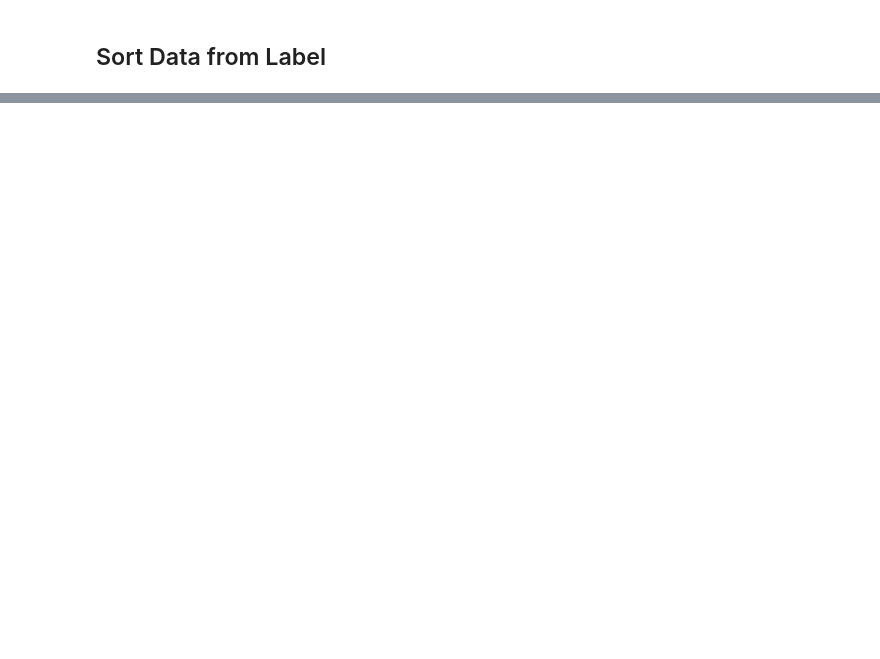
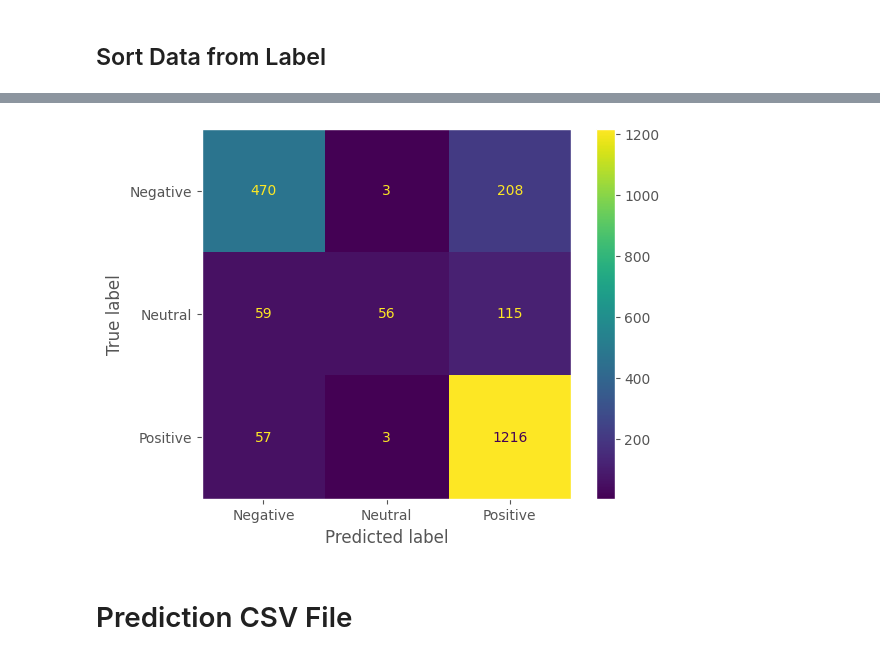
Before and after one commit to prasamumtaz/Platinum-Challenge, a Jupyter notebook: Neural_Network_LSTM/LSTM.ipynb, the cells around one changed output, grey strips where cells are left out. Drawn from its saved outputs; the diff is of its cells as text; code cells hidden in the pictures; blank space fills up the shorter version.

```diff
--- a/Neural_Network_LSTM/LSTM.ipynb
+++ b/Neural_Network_LSTM/LSTM.ipynb
@@ -208,0 +378,6 @@ neg = df_train.loc[df_train['label'] == 'negative'].text_clean.tolist()
+# %%
+model.compile(optimizer = optimizers.Adam(learning_rate=0.001),
+              loss= CategoricalCrossentropy(),
+              metrics= ['Accuracy'])
+
+print(model.summary())
@@ -208,0 +516,15 @@ neg = df_train.loc[df_train['label'] == 'negative'].text_clean.tolist()
+# %%
+class_names = ['Negative', 'Neutral', 'Positive']
+# %%
+prediction = model.predict(X_test)
+y_pred = prediction
+cm = confusion_matrix(y_test.argmax(axis=1), y_pred.argmax(axis=1))
+
+disp = ConfusionMatrixDisplay(confusion_matrix=cm,
+                              display_labels=class_names)
+
+disp.plot()
+plt.grid(False)
+plt.savefig('matrix_10.png')
+plt.show()
+# %% [output]
@@ -208,0 +532,3 @@ neg = df_train.loc[df_train['label'] == 'negative'].text_clean.tolist()
+[figure, added]
+# %% [markdown]
+# Prediction CSV File
```
Also changed, not shown: parts of 104 cells of this notebook, 28 other files.
